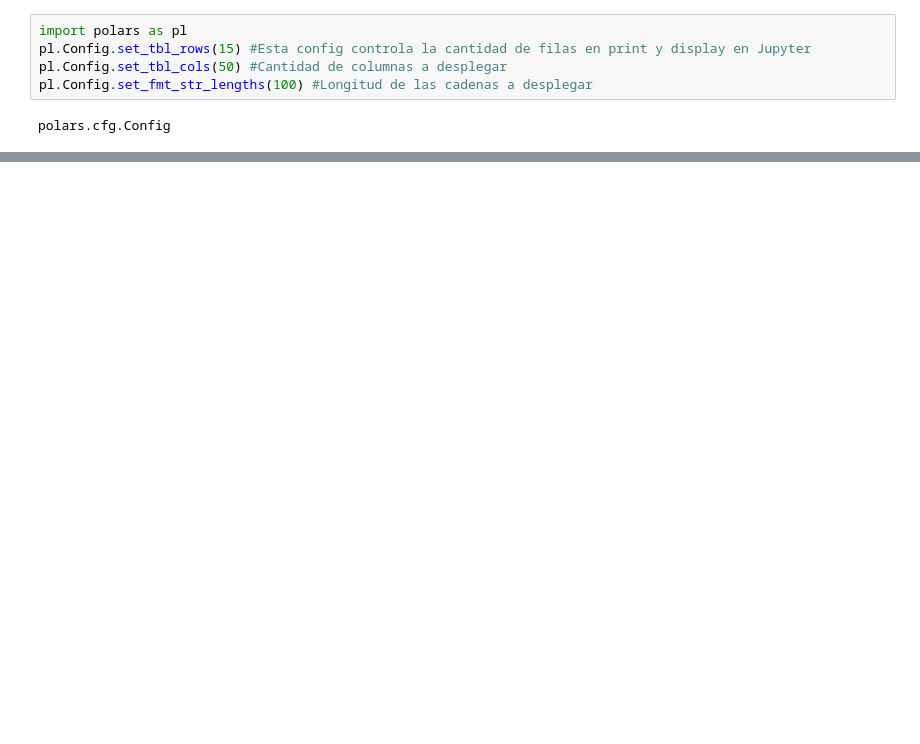
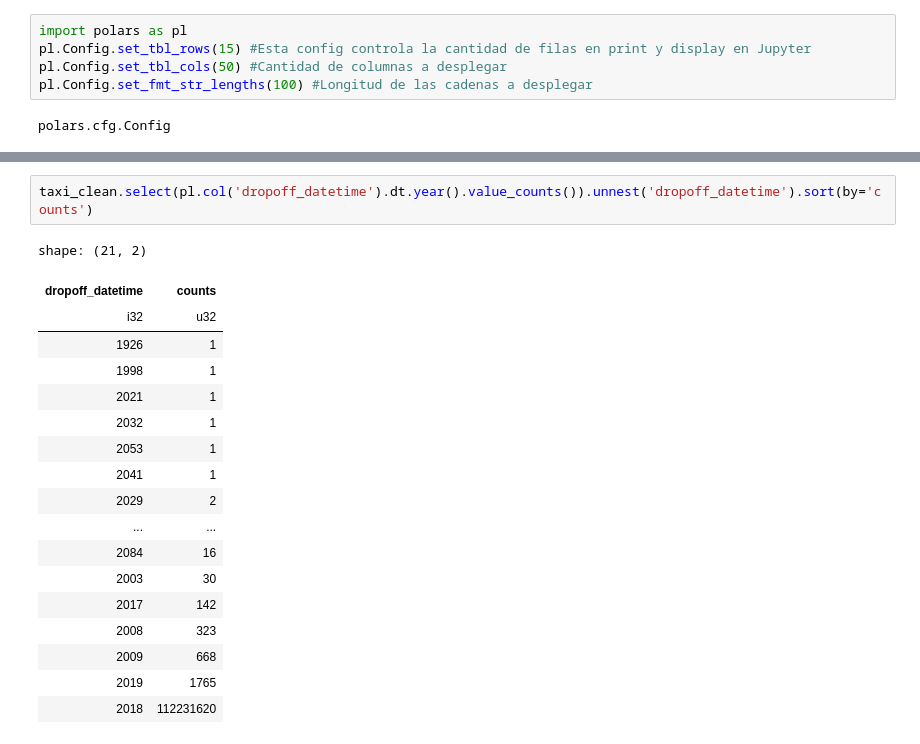
Before and after one commit to gmbmx/zophia-polars, a Jupyter notebook: notebooks/04_polars_analytics.ipynb, the cells around one changed output, grey strips where cells are left out. Saved outputs shown, nothing was run; the diff lists cells and outputs as text; blank space fills up the shorter version.

```diff
--- a/notebooks/04_polars_analytics.ipynb
+++ b/notebooks/04_polars_analytics.ipynb
@@ -71,0 +175,21 @@ shape: (5, 18)
+# %%
+taxi_clean.select(pl.col('dropoff_datetime').dt.year().value_counts()).unnest('dropoff_datetime').sort(by='counts')
+# %% [output]
+shape: (21, 2)
+| dropoff_datetime | counts |
+| i32 | u32 |
+| 1926 | 1 |
+| 1998 | 1 |
+| 2021 | 1 |
+| 2032 | 1 |
+| 2053 | 1 |
+| 2041 | 1 |
+| 2029 | 2 |
+| ... | ... |
+| 2084 | 16 |
+| 2003 | 30 |
+| 2017 | 142 |
+| 2008 | 323 |
+| 2009 | 668 |
+| 2019 | 1765 |
+| 2018 | 112231620 |
```
Also changed, not shown: parts of 16 cells of this notebook, 1 other file.
